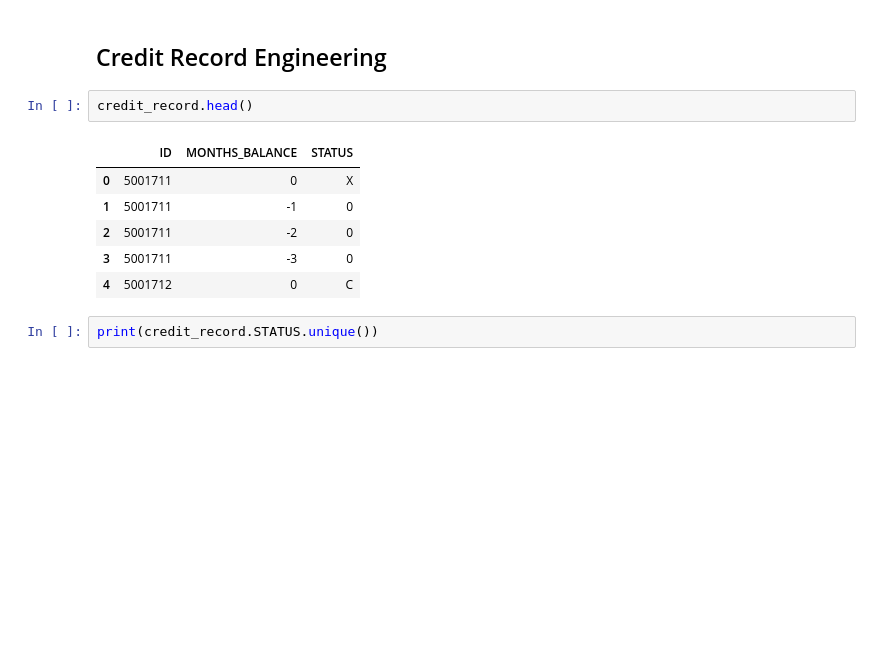
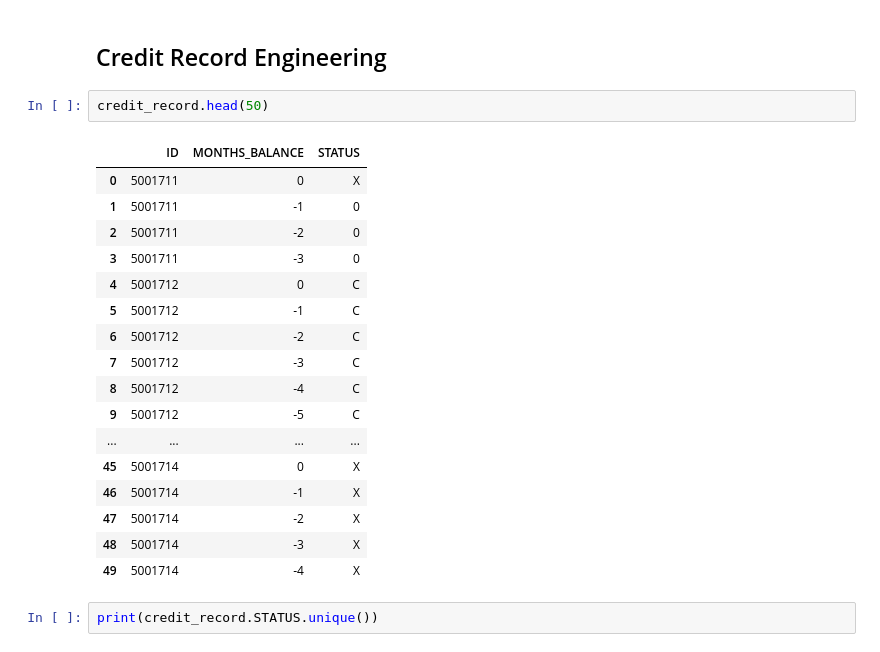
Before and after one commit to lilstanli/project4-team1, a Jupyter notebook: pre_processing.ipynb, the cells around one changed output. Drawn from its saved outputs; the diff is of its cells as text; blank space fills up the shorter version.

```diff
--- a/pre_processing.ipynb
+++ b/pre_processing.ipynb
@@ -204,14 +225,25 @@ application_record.head()
 # %% [markdown]
 ## Credit Record Engineering
 # %%
-credit_record.head()
+credit_record.head(50)
 # %% [output]
 |  | ID | MONTHS_BALANCE | STATUS |
 | 0 | 5001711 | 0 | X |
 | 1 | 5001711 | -1 | 0 |
 | 2 | 5001711 | -2 | 0 |
 | 3 | 5001711 | -3 | 0 |
 | 4 | 5001712 | 0 | C |
+| 5 | 5001712 | -1 | C |
+| 6 | 5001712 | -2 | C |
+| 7 | 5001712 | -3 | C |
+| 8 | 5001712 | -4 | C |
+| 9 | 5001712 | -5 | C |
+| ... | ... | ... | ... |
+| 45 | 5001714 | 0 | X |
+| 46 | 5001714 | -1 | X |
+| 47 | 5001714 | -2 | X |
+| 48 | 5001714 | -3 | X |
+| 49 | 5001714 | -4 | X |
 # %%
 print(credit_record.STATUS.unique())
 # %% [output]
```
Also changed, not shown: parts of 8 cells of this notebook, 4 other files.
